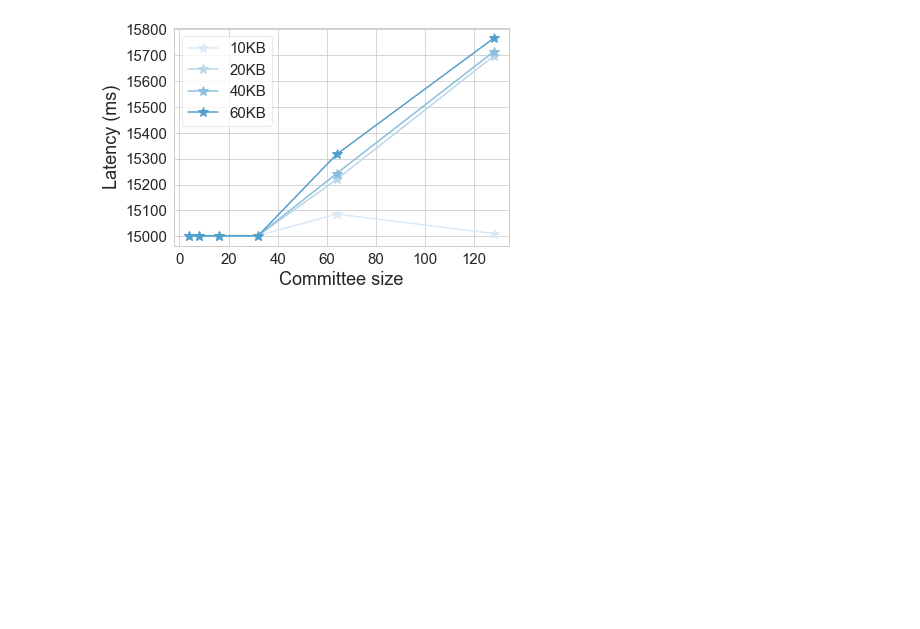
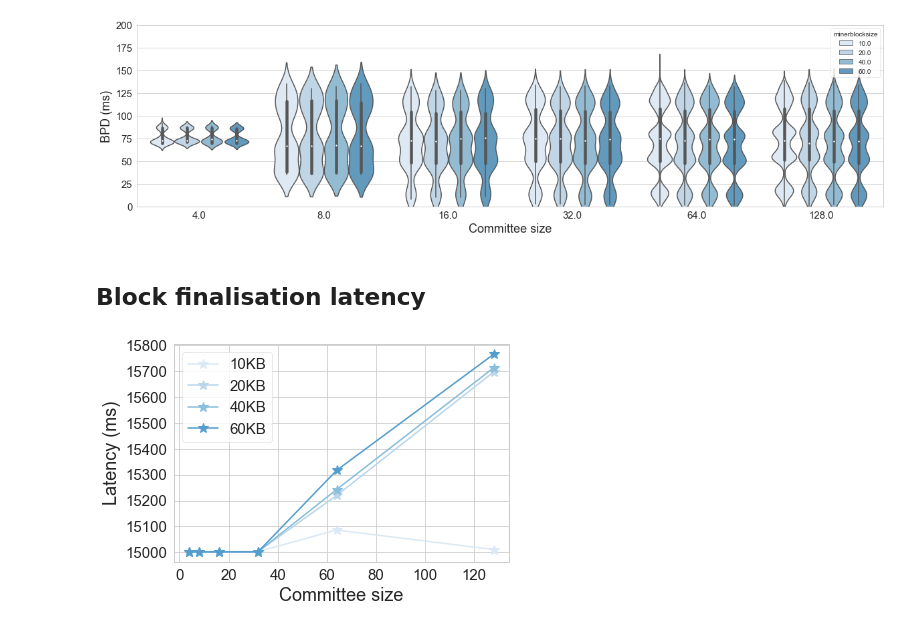
Before and after one commit to SebastianElvis/ebft, a Jupyter notebook: evaluation/analysis.ipynb, the cells around one changed output. Saved outputs shown, nothing was run; the diff lists cells and outputs as text; code cells hidden in the pictures; blank space fills up the shorter version.

```diff
--- a/evaluation/analysis.ipynb
+++ b/evaluation/analysis.ipynb
@@ -90,3 +188,20 @@ def get_blocks(log_file):
+# %%
+def plot_bpd(df, committee_sizes, minerblocksizes):
+    filtered_df = df[df['bpd'] < 200]
+    plt.figure(figsize=(20, 5))
+    sns.violinplot(x='committee_size', y='bpd', hue='minerblocksize', data=filtered_df)
+    plt.xticks(fontsize=15)
+    plt.yticks(fontsize=15)
+    plt.xlabel('Committee size', fontsize=18)
+    plt.ylabel('BPD (ms)', fontsize=18)
+    plt.ylim([0, 200])
+    plt.show()
+
+plot_bpd(bpds_df, [4,8,16,32,64,128], [10,20,40,60])
+# %% [output]
+[figure, added]
+# %% [markdown]
+## Block finalisation latency
 # %%
 def get_finalisation_latency_stats(extension, committee_size, latency, minerblocksize):
     # dict{block: [gap1, gap2, ...]}
```
Also changed, not shown: parts of 5 cells of this notebook.
